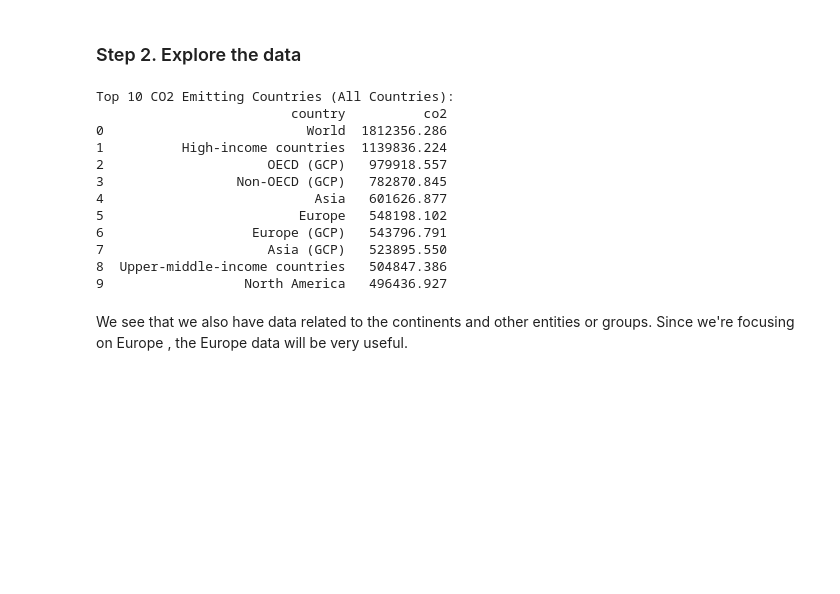
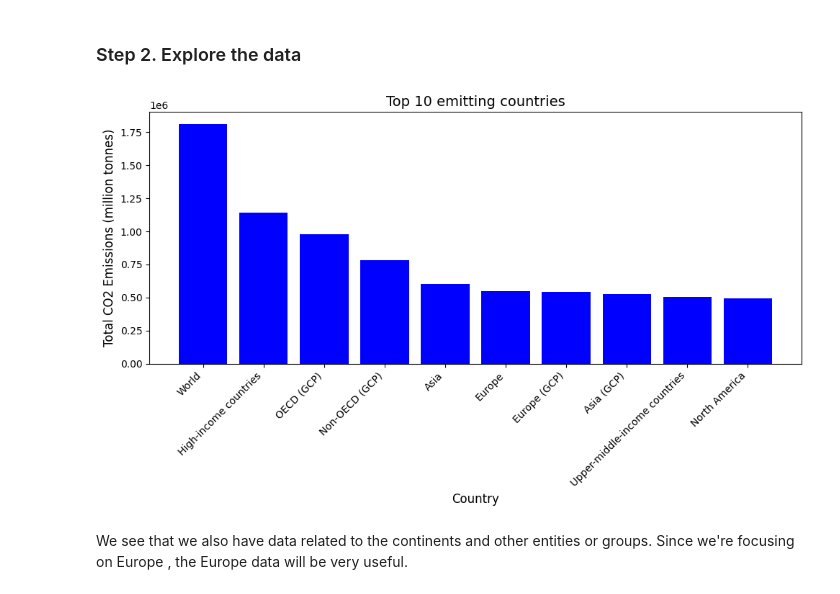
Before and after one commit to Eris1allkanjari/DOPP, a Jupyter notebook: dopp-assignment-2.ipynb, the cells around one changed output. Saved outputs shown, nothing was run; the diff lists cells and outputs as text; code cells hidden in the pictures; blank space fills up the shorter version.

```diff
--- a/dopp-assignment-2.ipynb
+++ b/dopp-assignment-2.ipynb
@@ -19,26 +19,23 @@ df = pd.read_csv('/kaggle/input/co2-data/owid-co2-data.csv')
 # %%
 total_emissions = df.groupby('country')['co2'].sum().reset_index()
 
 # Sort the countries by total CO2 emissions in descending order
 total_emissions = total_emissions.sort_values(by='co2', ascending=False).reset_index(drop=True)
 
 # Display the top 10 emitting countries
 top_emitters = total_emissions.head(10)
-print("Top 10 CO2 Emitting Countries (All Countries):")
-print(top_emitters)
+
+
+plt.figure(figsize=(10, 6))
+plt.bar(top_emitters['country'], top_emitters['co2'], color='blue')
+plt.title('Top 10 emitting countries', fontsize=14)
+plt.xlabel('Country', fontsize=12)
+plt.ylabel('Total CO2 Emissions (million tonnes)', fontsize=12)
+plt.xticks(rotation=45, ha='right', fontsize=10)
+plt.tight_layout()
+plt.show()
 # %% [output]
-Top 10 CO2 Emitting Countries (All Countries):
-                         country          co2
-0                          World  1812356.286
-1          High-income countries  1139836.224
-2                     OECD (GCP)   979918.557
-3                 Non-OECD (GCP)   782870.845
-4                           Asia   601626.877
-5                         Europe   548198.102
-6                   Europe (GCP)   543796.791
-7                     Asia (GCP)   523895.550
-8  Upper-middle-income countries   504847.386
-9                  North America   496436.927
+[figure, added]
 # %% [markdown]
 We see that we also have data related to the continents and other entities or groups. Since we're focusing on Europe , the Europe data will be very useful.
 # %% [markdown]
```
